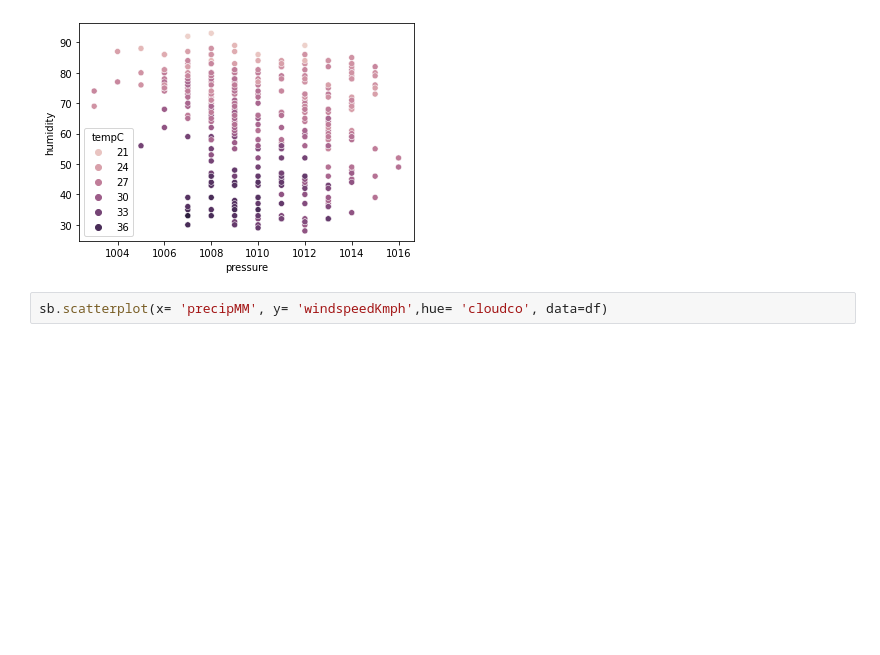
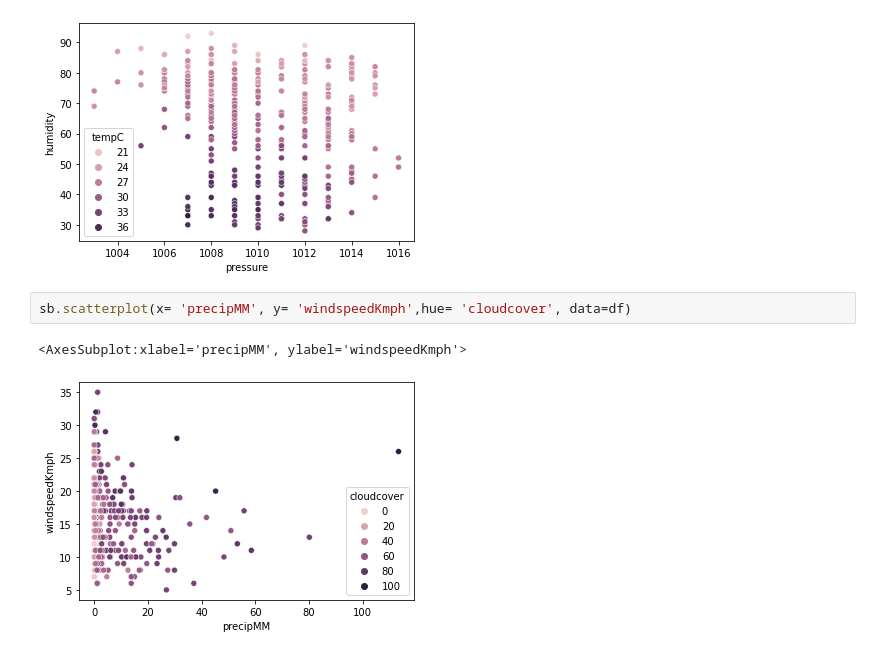
Before and after one commit to ts2972002/skillenza-hackathon, a Jupyter notebook: Skillenza Hackathon/Hydrological model.ipynb, the cells around one changed output. Saved outputs shown, nothing was run; the diff lists cells and outputs as text; blank space fills up the shorter version.

```diff
--- a/Skillenza Hackathon/Hydrological model.ipynb
+++ b/Skillenza Hackathon/Hydrological model.ipynb
@@ -105,4 +105,7 @@ sb.scatterplot(x= 'pressure', y= 'humidity',hue= 'tempC', data=df)
 <AxesSubplot:xlabel='pressure', ylabel='humidity'>
 [figure]
 # %%
-sb.scatterplot(x= 'precipMM', y= 'windspeedKmph',hue= 'cloudco', data=df)
+sb.scatterplot(x= 'precipMM', y= 'windspeedKmph',hue= 'cloudcover', data=df)
+# %% [output]
+<AxesSubplot:xlabel='precipMM', ylabel='windspeedKmph'>
+[figure, added]
```
Also changed, not shown: parts of 2 cells of this notebook.
